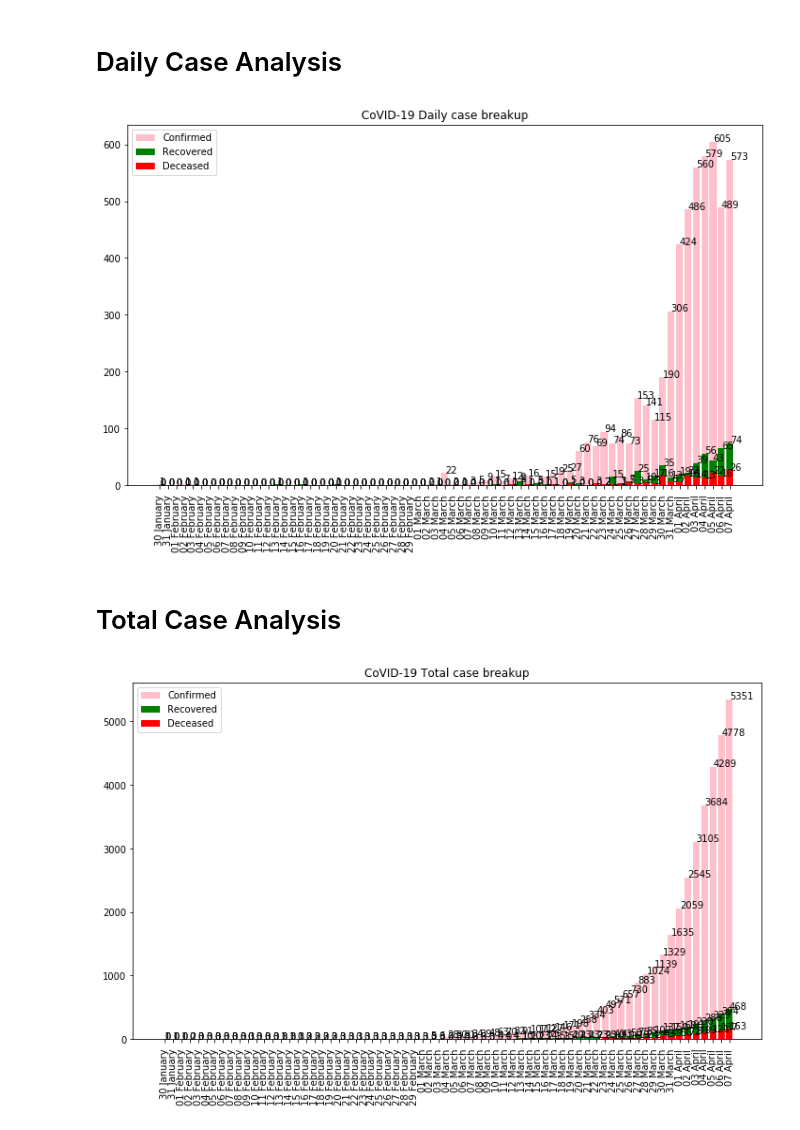
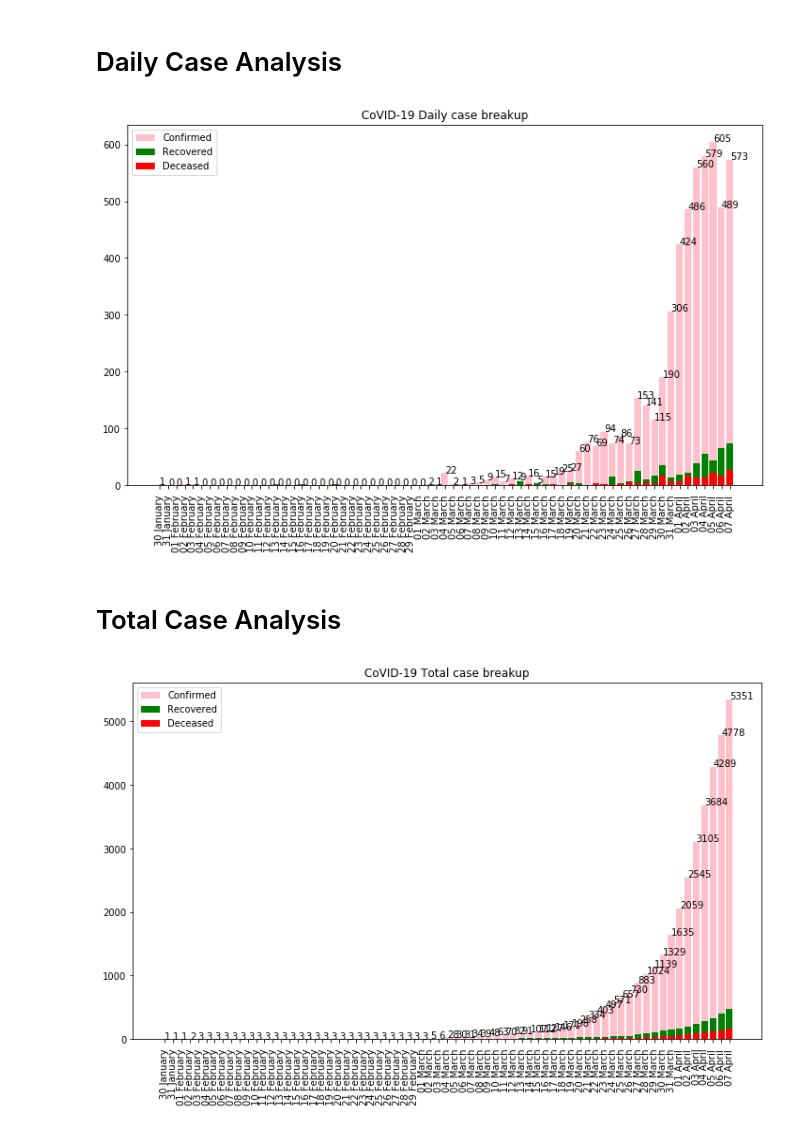
Before and after one commit to rayshu/CoVID-Tracker-India, a Jupyter notebook: Trend Analysis.ipynb, the cells around one changed output. Drawn from its saved outputs; the diff is of its cells as text; code cells hidden in the pictures.

```diff
--- a/Trend Analysis.ipynb
+++ b/Trend Analysis.ipynb
@@ -49,12 +49,12 @@ for i,j in zip(df['Date'], df['Daily Confirmed']):
 
 
 ax.bar(df['Date'], df['Daily Recovered'], color='green')
-for i,j in zip(df['Date'], df['Daily Recovered']):
-    plt.text(i,j, str(j))
+# for i,j in zip(df['Date'], df['Daily Recovered']):
+#     plt.text(i,j, str(j))
 
 ax.bar(df['Date'], df['Daily Deceased'], color='red')
-for i,j in zip(df['Date'], df['Daily Deceased']):
-    plt.text(i,j, str(j))
+# for i,j in zip(df['Date'], df['Daily Deceased']):
+#     plt.text(i,j, str(j))
 
 
 # ax.plot(df_total['Date'], df_total['Recovered'], marker='o', color = 'green')
@@ -66,38 +66,38 @@ plt.legend(['Confirmed',
 plt.xticks(rotation=90)
 plt.show()
 # %% [output]
-[figure, old version]
+[figure, new version]
 # %% [markdown]
 # Total Case Analysis
 # %%
 fig = plt.figure(figsize=((12,7)))
 ax = fig.add_subplot(111)
 ax.set_title('CoVID-19 Total case breakup')
 
 ax.bar(df['Date'], df['Total Confirmed'], color='pink')
 for i,j in zip(df['Date'], df['Total Confirmed']):
     plt.text(i,j, str(j))
 
 
 ax.bar(df['Date'], df['Total Recovered'], color='green')
-for i,j in zip(df['Date'], df['Total Recovered']):
-    plt.text(i,j, str(j))
+# for i,j in zip(df['Date'], df['Total Recovered']):
+#     plt.text(i,j, str(j))
 
 ax.bar(df['Date'], df['Total Deceased'], color='red')
-for i,j in zip(df['Date'], df['Total Deceased']):
-    plt.text(i,j, str(j))
+# for i,j in zip(df['Date'], df['Total Deceased']):
+#     plt.text(i,j, str(j))
 
 
 # ax.plot(df_total['Date'], df_total['Recovered'], marker='o', color = 'green')
 # ax.plot(df_total['Date'], df_total['Death'], marker='o', color = 'red')
 
 plt.legend(['Confirmed',
             'Recovered',
             'Deceased'])
 plt.xticks(rotation=90)
 plt.show()
 # %% [output]
-[figure, old version]
+[figure, new version]
 # %%
 def log(num):
     if num == 0:
```
Also changed, not shown: parts of 1 cell of this notebook.
